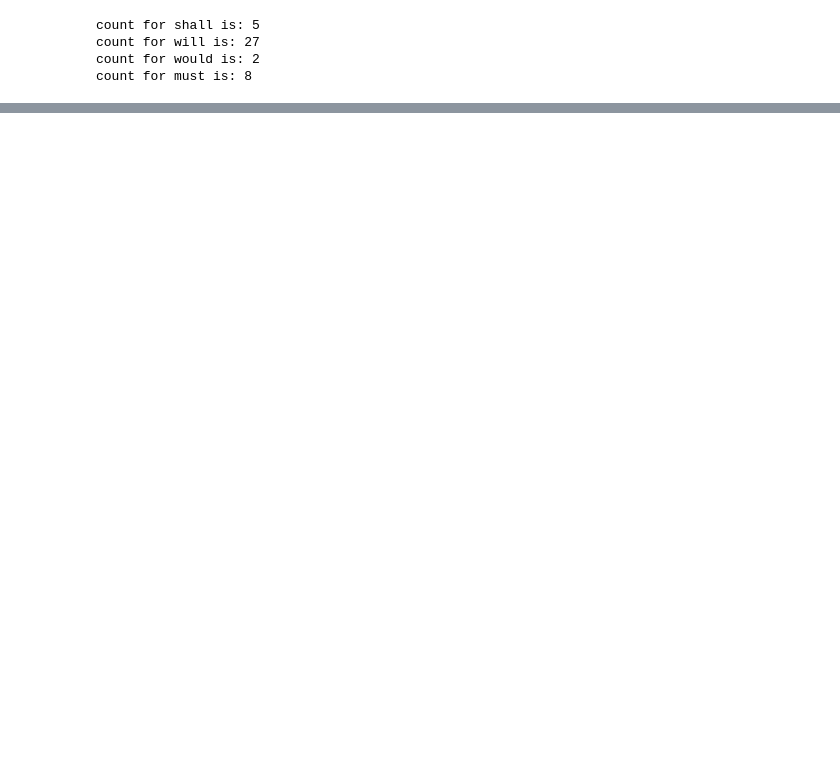
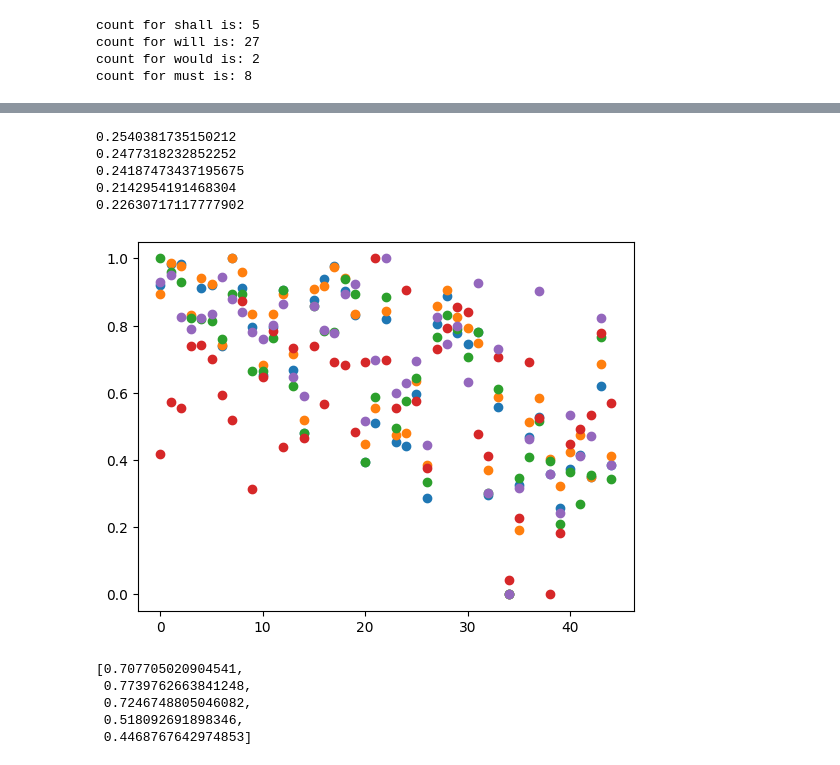
Before and after one commit to hauntedcupoftea/skript, a Jupyter notebook: skriptExperimentation.ipynb, the cells around one changed output, grey strips where cells are left out. Drawn from its saved outputs; the diff is of its cells as text; code cells hidden in the pictures; blank space fills up the shorter version.

Commit message:
finished basic atttribute analysis, finished analyser.py

```diff
--- a/skriptExperimentation.ipynb
+++ b/skriptExperimentation.ipynb
@@ -143,0 +155,25 @@ dataset.head()
+# %%
+attr = []
+mscaledattr = []
+nscaledattr = []
+for x in range(5):
+    attr.append([i[x] for i in mAttList])
+    scaledattr = [(i - min(attr[x]))/(max(attr[x]) - min(attr[x])) for i in attr[x]]
+    plt.scatter(range(len(dataset)) , scaledattr)
+    #plt.scatter(range(len(dataset)) , attr[x])
+    print(pd.Series(scaledattr).std())
+    mscaledattr.append(scaledattr)
+    nscaledattr.append(attr[x])
+
+# testing on sample
+# doc = nlp(" ".join(sample.tolist()))
+# dlist = attrSep(doc)
+# plt.scatter(range(5), dlist)
+plt.show()
+# %% [output]
+0.2540381735150212
+0.2477318232852252
+0.24187473437195675
+0.2142954191468304
+0.22630717117777902
+[figure, added]
@@ -143,0 +191,9 @@ dataset.head()
+# %%
+analyse = pd.read_csv('defdata.csv')
+analyse.max().tolist()
+# %% [output]
+[0.707705020904541,
+ 0.7739762663841248,
+ 0.7246748805046082,
+ 0.518092691898346,
+ 0.4468767642974853]
```
Also changed, not shown: parts of 7 cells of this notebook, 5 other files.
